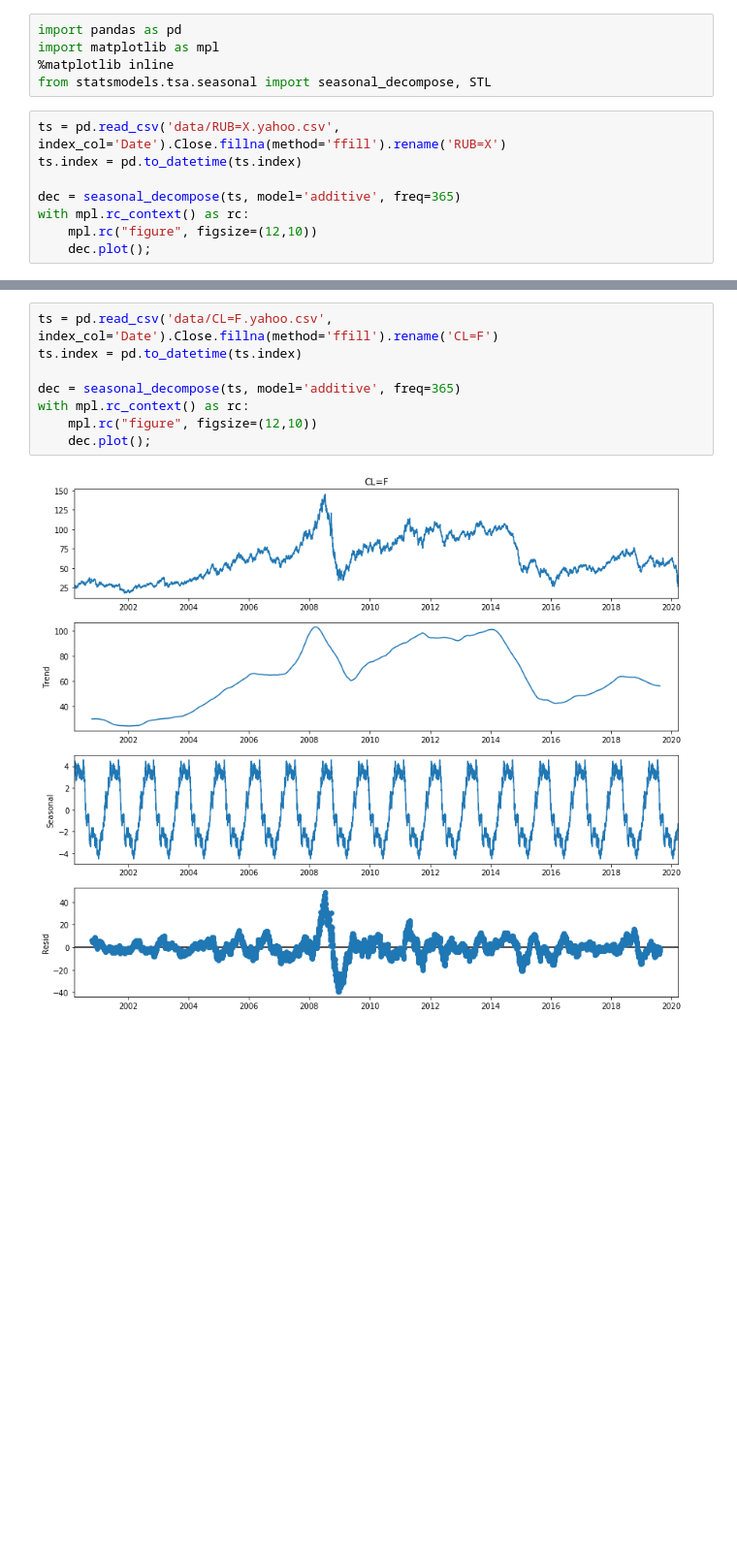
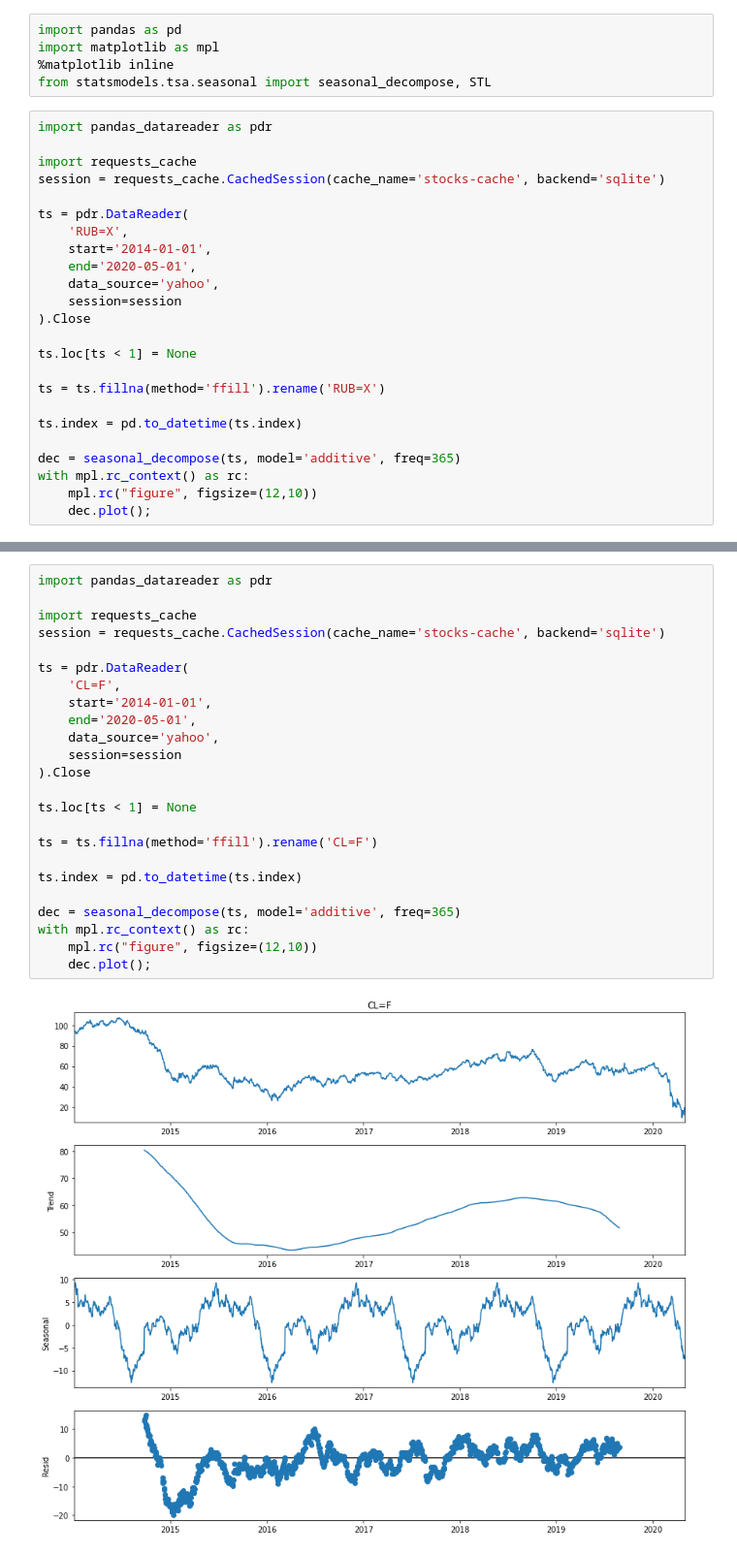
Before and after one commit to dllllb/btrade, a Jupyter notebook: seasonal.ipynb, the cells around one changed output, grey strips where cells are left out. Shown at 97% size. Cells and saved outputs as stored; diff of their text form; blank space fills up the shorter version.

```diff
--- a/seasonal.ipynb
+++ b/seasonal.ipynb
@@ -4,7 +4,23 @@ import matplotlib as mpl
 %matplotlib inline
 from statsmodels.tsa.seasonal import seasonal_decompose, STL
 # %%
-ts = pd.read_csv('data/RUB=X.yahoo.csv', index_col='Date').Close.fillna(method='ffill').rename('RUB=X')
+import pandas_datareader as pdr
+
+import requests_cache
+session = requests_cache.CachedSession(cache_name='stocks-cache', backend='sqlite')
+
+ts = pdr.DataReader(
+    'RUB=X',
+    start='2014-01-01',
+    end='2020-05-01',
+    data_source='yahoo',
+    session=session
+).Close
+
+ts.loc[ts < 1] = None
+
+ts = ts.fillna(method='ffill').rename('RUB=X')
+
 ts.index = pd.to_datetime(ts.index)
 
 dec = seasonal_decompose(ts, model='additive', freq=365)
@@ -23,13 +39,29 @@ with mpl.rc_context() as rc:
 # %%
-ts = pd.read_csv('data/CL=F.yahoo.csv', index_col='Date').Close.fillna(method='ffill').rename('CL=F')
+import pandas_datareader as pdr
+
+import requests_cache
+session = requests_cache.CachedSession(cache_name='stocks-cache', backend='sqlite')
+
+ts = pdr.DataReader(
+    'CL=F',
+    start='2014-01-01',
+    end='2020-05-01',
+    data_source='yahoo',
+    session=session
+).Close
+
+ts.loc[ts < 1] = None
+
+ts = ts.fillna(method='ffill').rename('CL=F')
+
 ts.index = pd.to_datetime(ts.index)
 
 dec = seasonal_decompose(ts, model='additive', freq=365)
 with mpl.rc_context() as rc:
     mpl.rc("figure", figsize=(12,10))
     dec.plot();
 # %% [output]
-[figure, old version]
+[figure, new version]
 # %%
 dec = STL(ts, period=365).fit()
 with mpl.rc_context() as rc:
```
Also changed, not shown: parts of 3 cells of this notebook, 4 other files.
